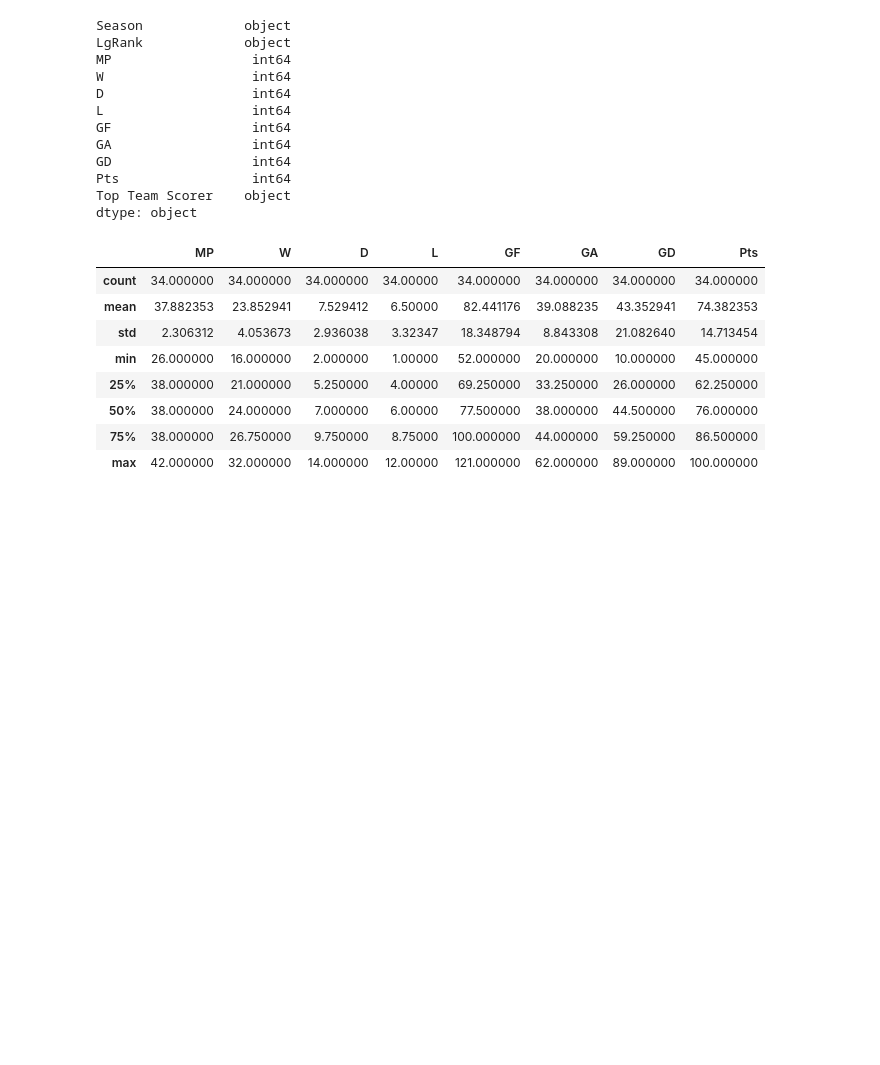
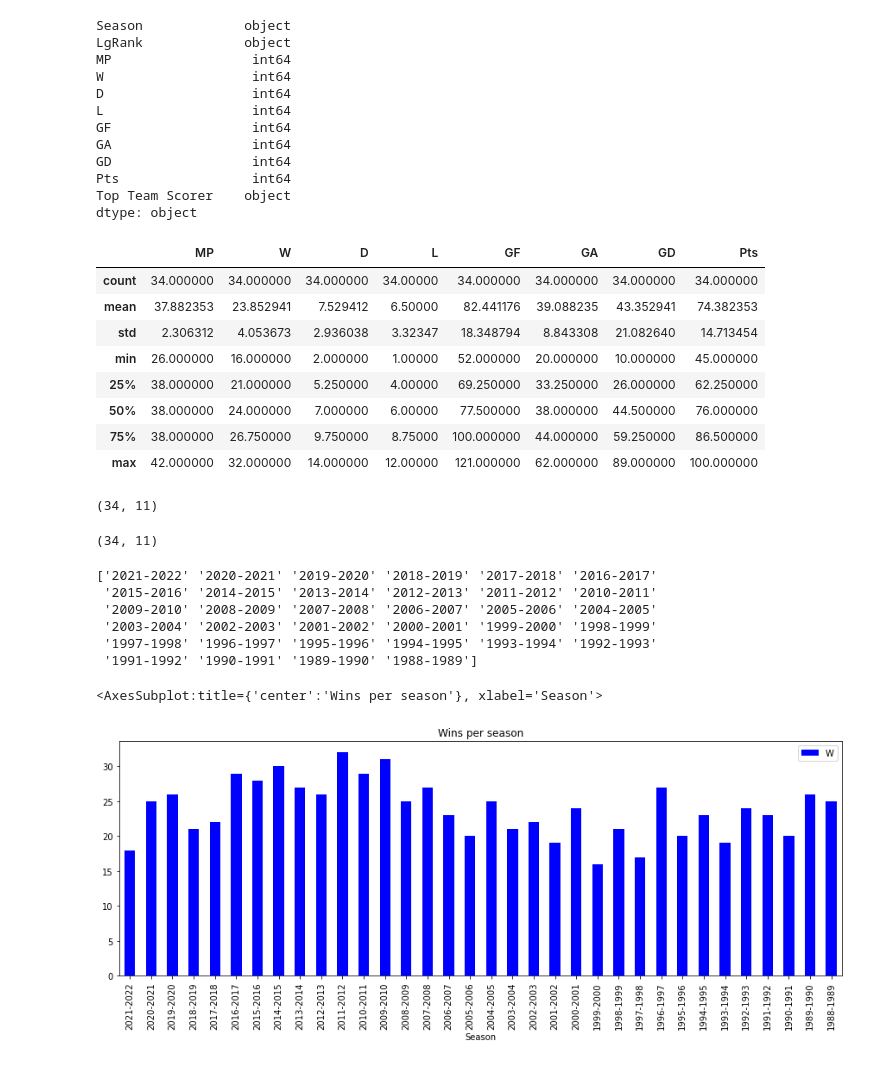
Before and after one commit to RoloPineda/real-madrid-stats, a Jupyter notebook: soccer-stats.ipynb, the cells around one changed output. Drawn from its saved outputs; the diff is of its cells as text; code cells hidden in the pictures; blank space fills up the shorter version.

```diff
--- a/soccer-stats.ipynb
+++ b/soccer-stats.ipynb
@@ -12,3 +11,5 @@ df = pd.read_csv('./domestic-league-results.csv', delimiter=',')
+# %%
+df = pd.read_csv('./domestic-league-results.csv', delimiter=',', parse_dates=True)
 # %%
 df.head()
 # %% [output]
@@ -93,3 +94,7 @@ df.describe()
 | 50% | 38.000000 | 24.000000 | 7.000000 | 6.00000 | 77.500000 | 38.000000 | 44.500000 | 76.000000 |
 | 75% | 38.000000 | 26.750000 | 9.750000 | 8.75000 | 100.000000 | 44.000000 | 59.250000 | 86.500000 |
 | max | 42.000000 | 32.000000 | 14.000000 | 12.00000 | 121.000000 | 62.000000 | 89.000000 | 100.000000 |
+# %%
+df.shape
+# %% [output]
+(34, 11)
@@ -95,0 +104,18 @@ df.describe()
+# %%
+df_to_np.shape
+# %% [output]
+(34, 11)
+# %%
+print(df_to_np[:, 0])
+# %% [output]
+['2021-2022' '2020-2021' '2019-2020' '2018-2019' '2017-2018' '2016-2017'
+ '2015-2016' '2014-2015' '2013-2014' '2012-2013' '2011-2012' '2010-2011'
+ '2009-2010' '2008-2009' '2007-2008' '2006-2007' '2005-2006' '2004-2005'
+ '2003-2004' '2002-2003' '2001-2002' '2000-2001' '1999-2000' '1998-1999'
+ '1997-1998' '1996-1997' '1995-1996' '1994-1995' '1993-1994' '1992-1993'
+ '1991-1992' '1990-1991' '1989-1990' '1988-1989']
+# %%
+df.plot.bar(x='Season', y='W', title='Wins per season', figsize=(15, 5), color='blue')
+# %% [output]
+<AxesSubplot:title={'center':'Wins per season'}, xlabel='Season'>
+[figure, added]
```
Also changed, not shown: parts of 5 cells of this notebook.
